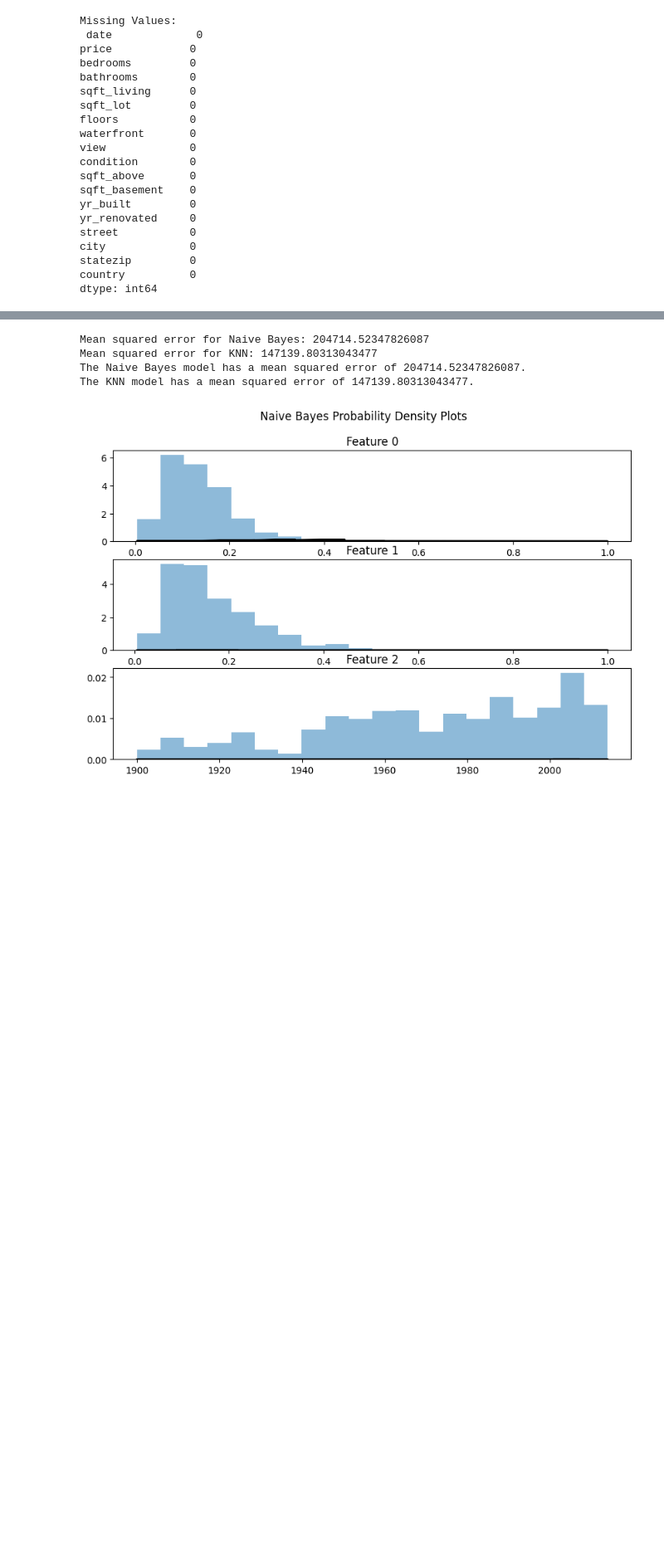
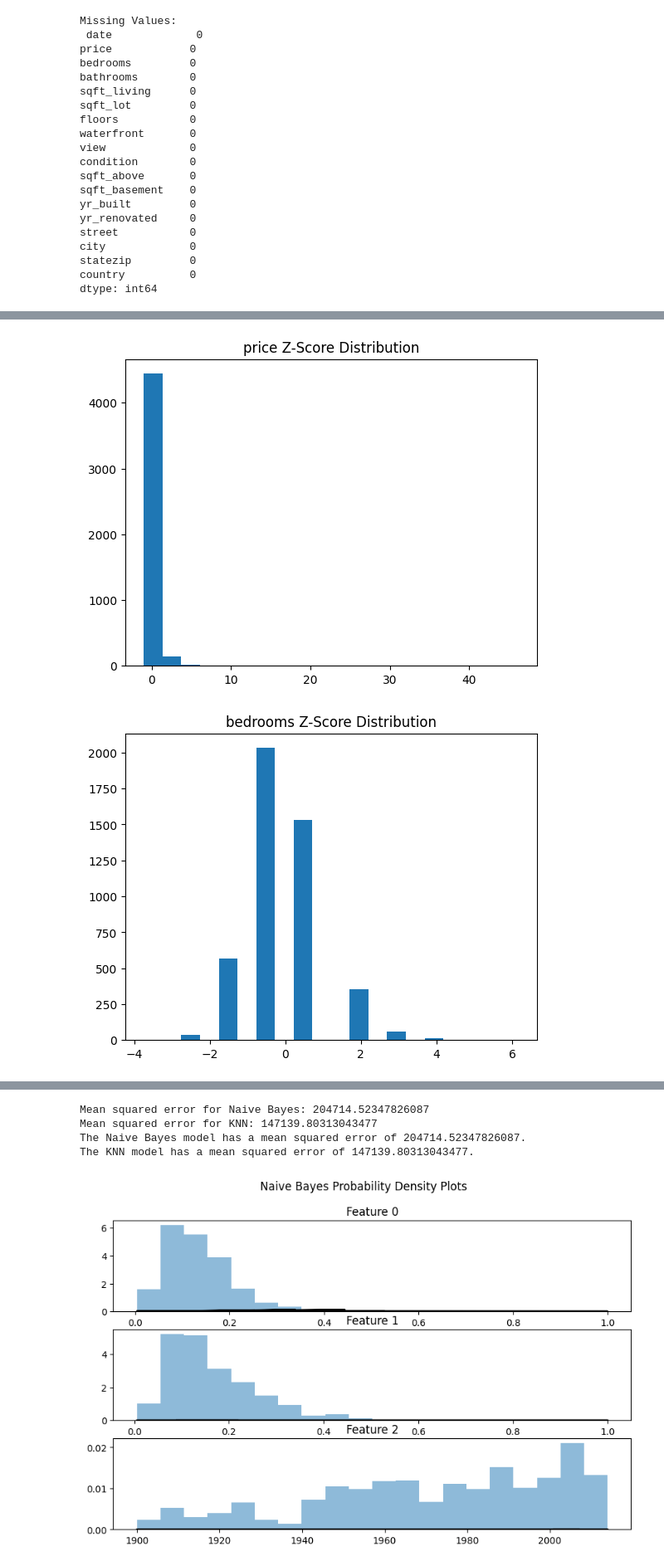
Before and after one commit to Guhan2348519/ADVANCED-ML-tasks, a Jupyter notebook: 2348519_EX2.ipynb, the cells around one changed output, grey strips where cells are left out. Shown at 83% size. Cells and saved outputs as stored; diff of their text form; code cells hidden in the pictures; blank space fills up the shorter version.

```diff
--- a/2348519_EX2.ipynb
+++ b/2348519_EX2.ipynb
@@ -53,0 +117,11 @@ dtype: int64
+# %%
+from scipy.stats import zscore
+data[numerical_cols] = zscore(data[numerical_cols])
+
+for col in numerical_cols:
+    plt.hist(data[col], bins=20)
+    plt.title(f'{col} Z-Score Distribution')
+    plt.show()
+# %% [output]
+[figure, added]
+[figure, added]
```
Also changed, not shown: parts of 4 cells of this notebook.
